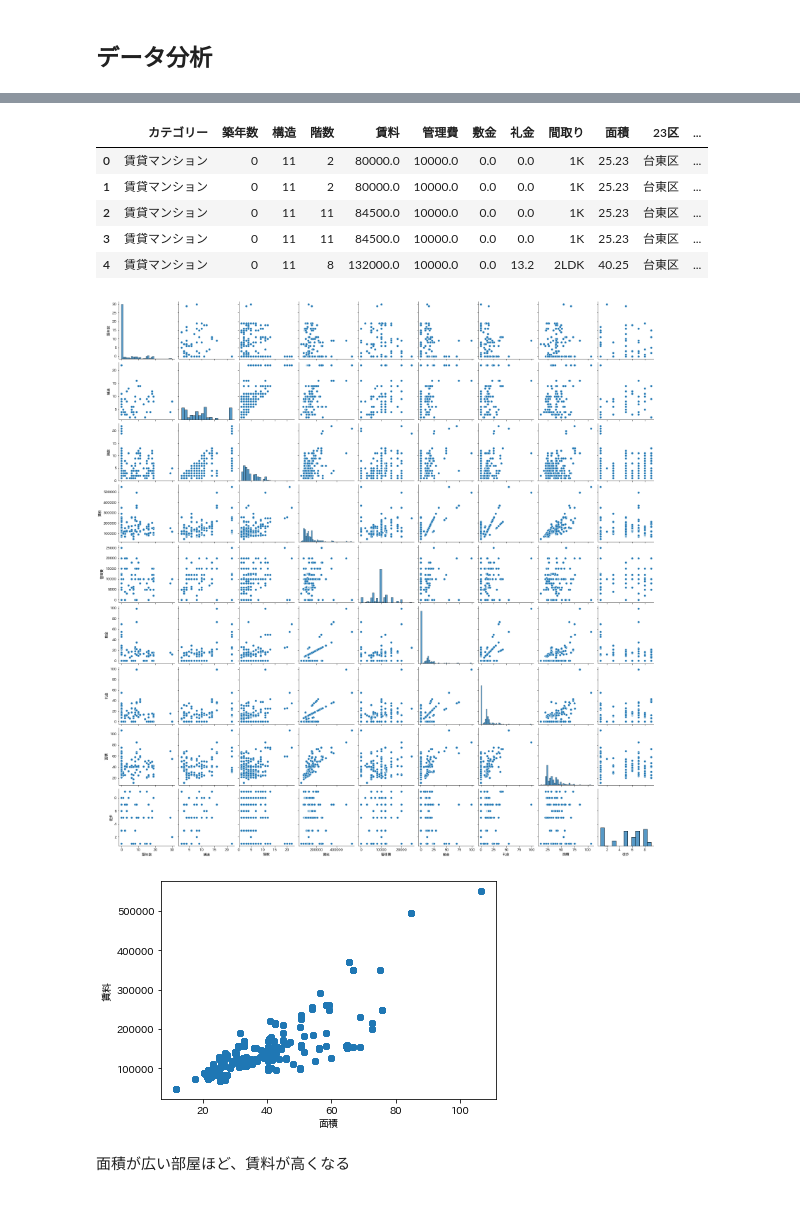
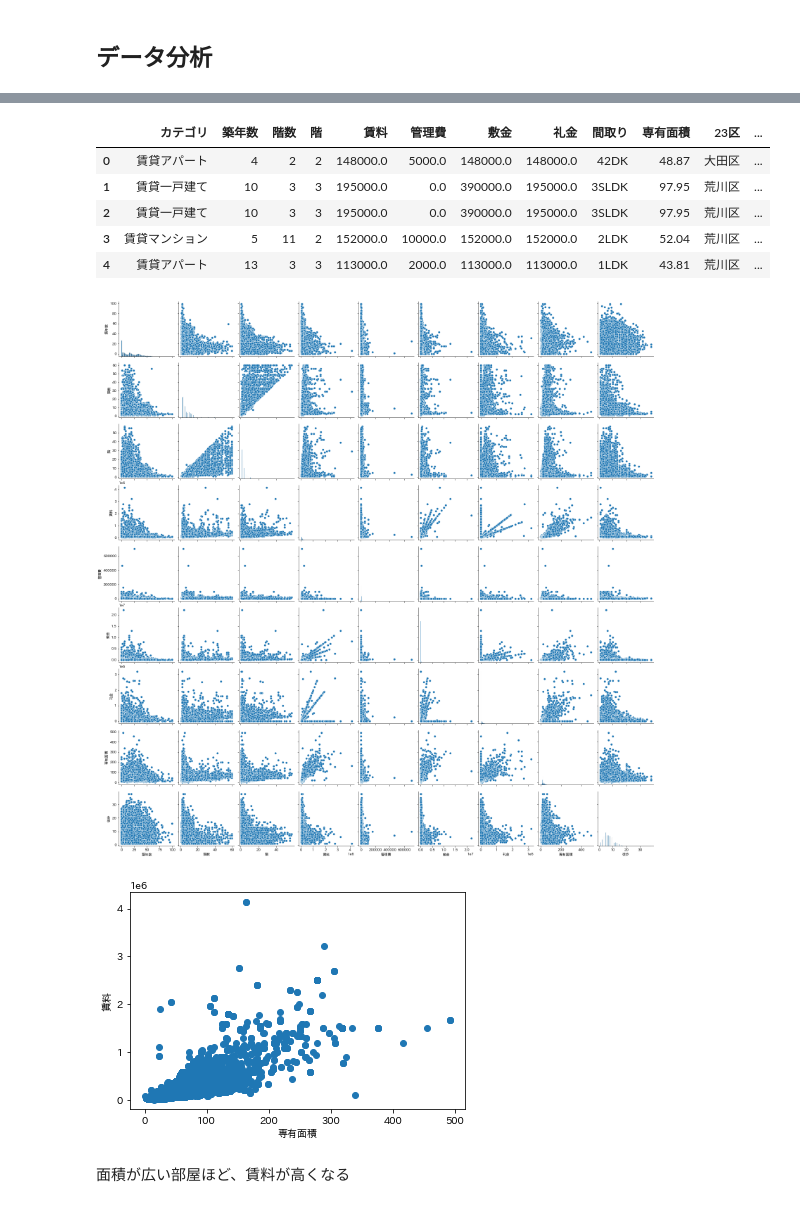
Before and after one commit to SekiShota/SUUMO_app, a Jupyter notebook: SUUMO賃貸価格予測_data_analysis.ipynb, the cells around one changed output, grey strips where cells are left out. Cells and saved outputs as stored; diff of their text form; code cells hidden in the pictures.

```diff
--- a/SUUMO賃貸価格予測_data_analysis.ipynb
+++ b/SUUMO賃貸価格予測_data_analysis.ipynb
@@ -33,13 +33,13 @@ memory usage: 219.5+ KB
 ### カテゴリ変数に変換
 def trans_cate(df):
     transed_df=df.copy()
-    cols=['カテゴリー','間取り', '23区', '都市名', '路線', '最寄駅']
+    cols=['カテゴリ','間取り', '23区', '都市名', '路線', '最寄駅']
 
     for col in cols:
         transed_df[col]=transed_df[col].astype('category')
     return transed_df
 
-df=trans_cate(df_tmp)
-df.info()
+_df=trans_cate(df_tmp)
+_df.info()
 # %% [output]
 <class 'pandas.core.frame.DataFrame'>
@@ -62,13 +62,13 @@ memory usage: 152.2+ KB
 # %%
-df=df.drop('物件名', axis=1)
+df=_df.drop('建物名', axis=1)
 df.head()
 # %% [output]
-|  | カテゴリー | 築年数 | 構造 | 階数 | 賃料 | 管理費 | 敷金 | 礼金 | 間取り | 面積 | 23区 | ... |
-| 0 | 賃貸マンション | 0 | 11 | 2 | 80000.0 | 10000.0 | 0.0 | 0.0 | 1K | 25.23 | 台東区 | ... |
-| 1 | 賃貸マンション | 0 | 11 | 2 | 80000.0 | 10000.0 | 0.0 | 0.0 | 1K | 25.23 | 台東区 | ... |
-| 2 | 賃貸マンション | 0 | 11 | 11 | 84500.0 | 10000.0 | 0.0 | 0.0 | 1K | 25.23 | 台東区 | ... |
-| 3 | 賃貸マンション | 0 | 11 | 11 | 84500.0 | 10000.0 | 0.0 | 0.0 | 1K | 25.23 | 台東区 | ... |
-| 4 | 賃貸マンション | 0 | 11 | 8 | 132000.0 | 10000.0 | 0.0 | 13.2 | 2LDK | 40.25 | 台東区 | ... |
+|  | カテゴリ | 築年数 | 階数 | 階 | 賃料 | 管理費 | 敷金 | 礼金 | 間取り | 専有面積 | 23区 | ... |
+| 0 | 賃貸アパート | 4 | 2 | 2 | 148000.0 | 5000.0 | 148000.0 | 148000.0 | 42DK | 48.87 | 大田区 | ... |
+| 1 | 賃貸一戸建て | 10 | 3 | 3 | 195000.0 | 0.0 | 390000.0 | 195000.0 | 3SLDK | 97.95 | 荒川区 | ... |
+| 2 | 賃貸一戸建て | 10 | 3 | 3 | 195000.0 | 0.0 | 390000.0 | 195000.0 | 3SLDK | 97.95 | 荒川区 | ... |
+| 3 | 賃貸マンション | 5 | 11 | 2 | 152000.0 | 10000.0 | 152000.0 | 152000.0 | 2LDK | 52.04 | 荒川区 | ... |
+| 4 | 賃貸アパート | 13 | 3 | 3 | 113000.0 | 2000.0 | 113000.0 | 113000.0 | 1LDK | 43.81 | 荒川区 | ... |
 # %%
 '''
 ペアプロット
@@ -77,18 +77,18 @@ df.head()
 sns.pairplot(df)
 plt.show()
 # %% [output]
-[figure, old version]
+[figure, new version]
 # %%
 """
 面積と賃料
 """
 
-plt.scatter(df['面積'], df['賃料'])
-plt.xlabel('面積')
+plt.scatter(df['専有面積'], df['賃料'])
+plt.xlabel('専有面積')
 plt.ylabel('賃料')
 plt.show()
 # %% [output]
-[figure, old version]
+[figure, new version]
 # %% [markdown]
 面積が広い部屋ほど、賃料が高くなる
 # %%
```
Also changed, not shown: parts of 24 cells of this notebook, 4 other files.
